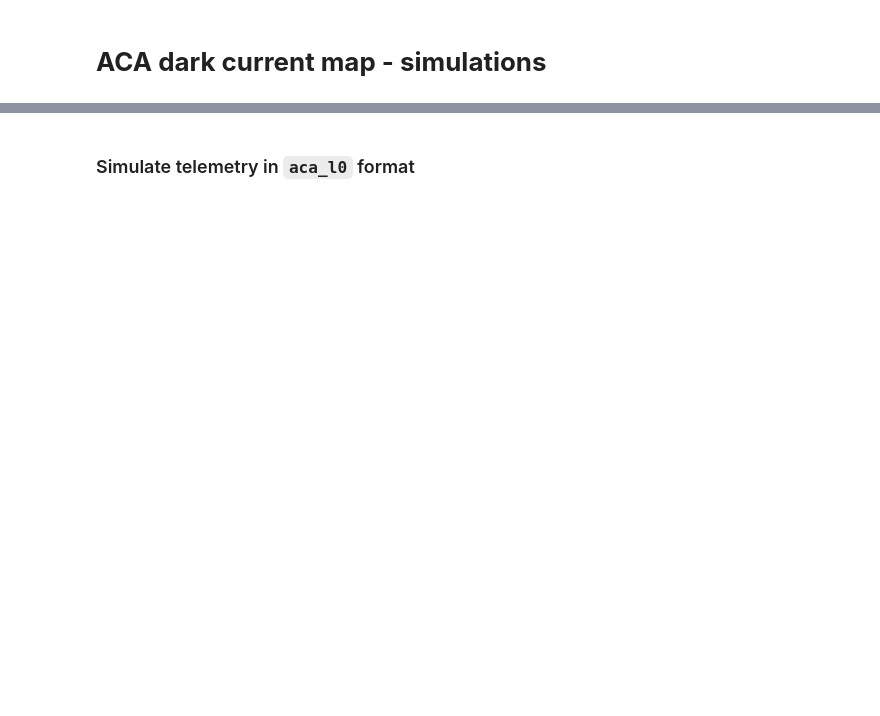
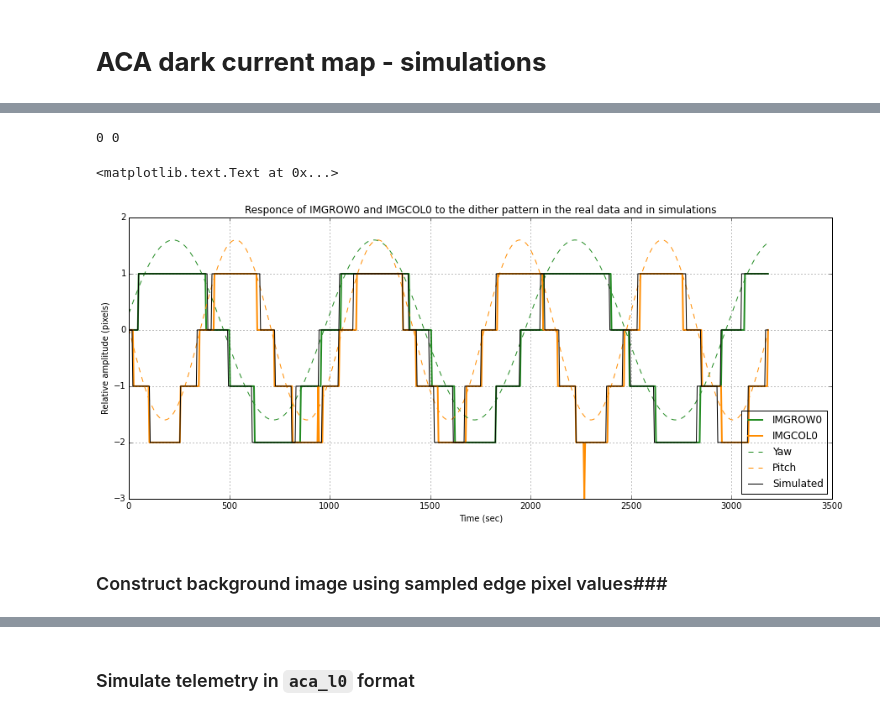
Before and after one commit to malgosias/aca_dark_current, a Jupyter notebook: aca_dark_current.ipynb, the cells around one changed output, grey strips where cells are left out. Saved outputs shown, nothing was run; the diff lists cells and outputs as text; code cells hidden in the pictures; blank space fills up the shorter version.

Commit message:
Edited and updated the simulations section

```diff
--- a/aca_dark_current.ipynb
+++ b/aca_dark_current.ipynb
@@ -54,0 +45,42 @@ from Ska.Matplotlib import plot_cxctime
+# %%
+# Dither parameters
+ampl = 8. * u.arcsec
+pxsize = 5. * u.arcsec # per pixel
+yaw_period = 1000.0 # sec
+pitch_period = 707.1 # sec
+
+# "Fit" parameters (depend on obsid and slot)
+delta_yaw = 99.9
+delta_pitch = 300.1
+delta = 0.25 # px
+
+pitch = ampl / pxsize * np.sin(2 * np.pi * time / pitch_period + delta_pitch)
+yaw = ampl / pxsize * np.sin(2 * np.pi * time / yaw_period + delta_yaw)
+
+sim_row0 = np.array(np.round(yaw - delta), dtype=np.int)
+sim_col0 = np.array(np.round(pitch - delta), dtype=np.int)
+
+print np.sum(yaw - sim_row0 > 1), np.sum(pitch - sim_col0 > 1)
+# %% [output]
+0 0
+# %%
+plt.figure(figsize=(15, 6))
+
+plt.plot(time - time[0], row0 - row0[0], 'forestgreen', lw=2, label='IMGROW0')
+plt.plot(time - time[0], col0 - col0[0], 'darkorange', lw=2, label='IMGCOL0')
+plt.plot(time - time[0], yaw, 'forestgreen', ls='--', label='Yaw')
+plt.plot(time - time[0], pitch, 'darkorange', ls='--', label='Pitch')
+
+plt.plot(time - time[0], sim_row0, 'k')
+plt.plot(time - time[0], sim_col0, 'k', label='Simulated')
+
+plt.grid()
+plt.legend(loc='lower right')
+plt.xlabel("Time (sec)")
+plt.ylabel("Relative amplitude (pixels)")
+plt.title('Responce of IMGROW0 and IMGCOL0 to the dither pattern in the real data and in simulations')
+# %% [output]
+<matplotlib.text.Text at 0x...>
+[figure, added]
+# %% [markdown]
+### Construct background image using sampled edge pixel values###
```
Also changed, not shown: parts of 55 cells of this notebook.
